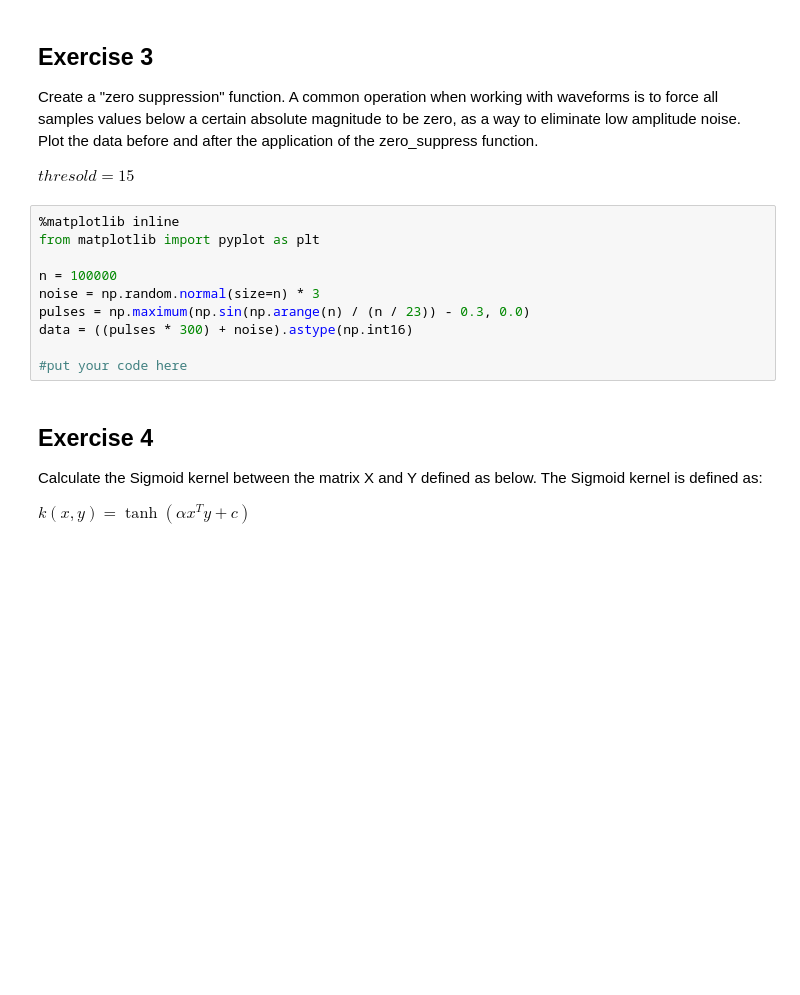
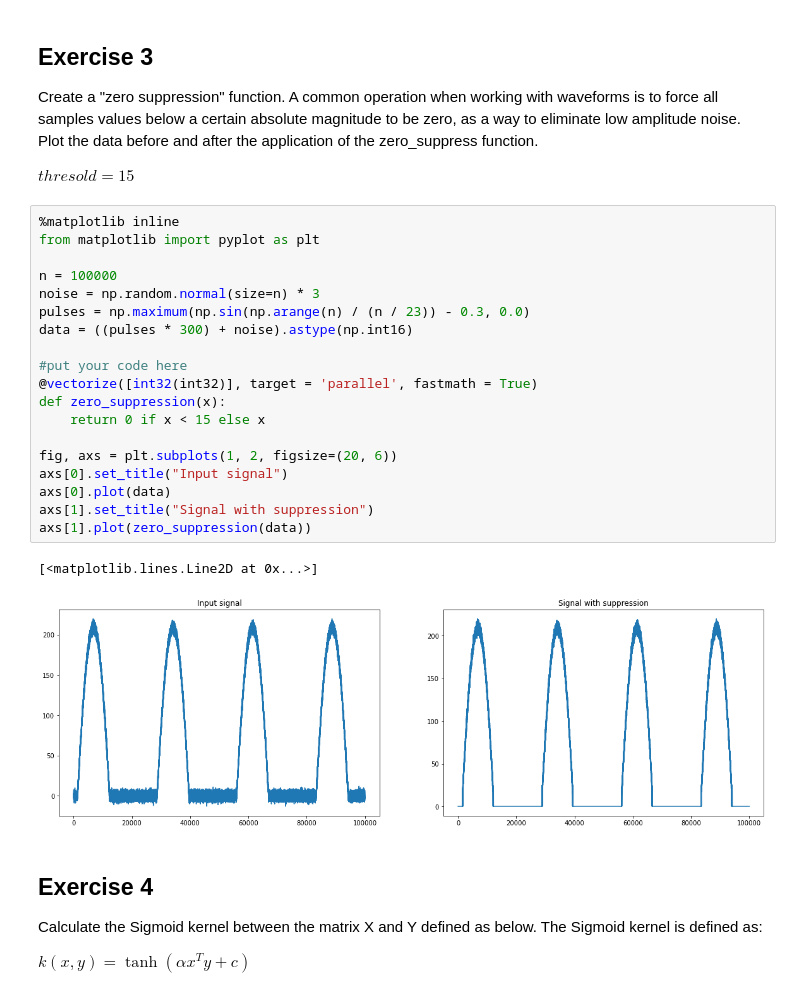
Before and after one commit to donaldssh/LaboratoryOfComputationalPhysics_Y3, a Jupyter notebook: 09ex_Numba.ipynb, the cells around one changed output. Cells and saved outputs as stored; diff of their text form; blank space fills up the shorter version.

```diff
--- a/09ex_Numba.ipynb
+++ b/09ex_Numba.ipynb
@@ -19,13 +59,25 @@ $thresold = 15$
 # %%
 %matplotlib inline
 from matplotlib import pyplot as plt
 
 n = 100000
 noise = np.random.normal(size=n) * 3
 pulses = np.maximum(np.sin(np.arange(n) / (n / 23)) - 0.3, 0.0)
 data = ((pulses * 300) + noise).astype(np.int16)
 
 #put your code here
+@vectorize([int32(int32)], target = 'parallel', fastmath = True)
+def zero_suppression(x):
+    return 0 if x < 15 else x
+
+fig, axs = plt.subplots(1, 2, figsize=(20, 6))
+axs[0].set_title("Input signal")
+axs[0].plot(data)
+axs[1].set_title("Signal with suppression")
+axs[1].plot(zero_suppression(data))
+# %% [output]
+[<matplotlib.lines.Line2D at 0x...>]
+[figure, added]
 # %% [markdown]
 ## Exercise 4
 
```
Also changed, not shown: parts of 6 cells of this notebook.
